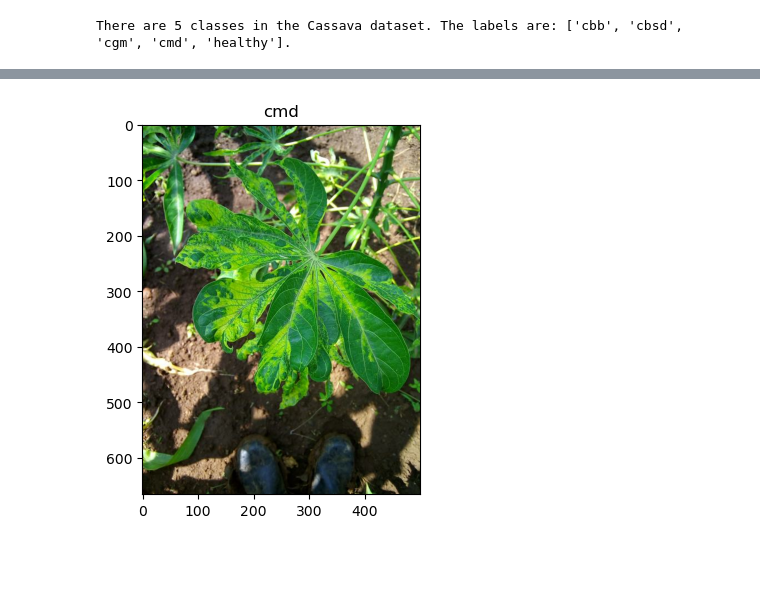
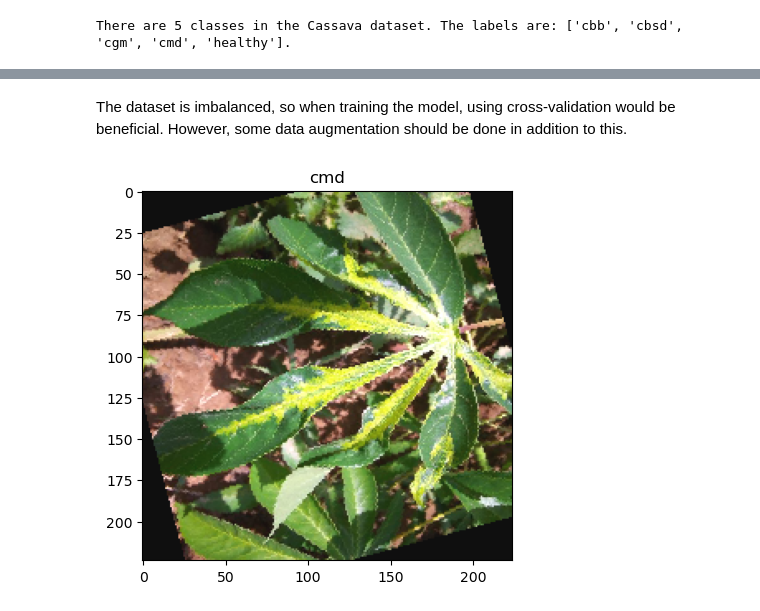
Before and after one commit to lammypi/Data-Science-Explorations, a Jupyter notebook: cassava-classification-tf.ipynb, the cells around one changed output, grey strips where cells are left out. Drawn from its saved outputs; the diff is of its cells as text; code cells hidden in the pictures; blank space fills up the shorter version.

```diff
--- a/cassava-classification-tf.ipynb
+++ b/cassava-classification-tf.ipynb
@@ -65,12 +112,39 @@ There are 5 classes in the Cassava dataset. The labels are: ['cbb', 'cbsd', 'cgm
+# %% [markdown]
+The dataset is imbalanced, so when training the model, using cross-validation would be beneficial. However, some data augmentation should be done in addition to this.
+# %%
+# Batch size
+batch = 32
+
+# Image size
+img_size = 224
+
+# Normalize function
+def normalize(image, label):
+    image = tf.cast(image, tf.float32)
+    image = tf.image.resize(image, [img_size, img_size])
+    # Normalize
+    image = (image / 255.0)
+    return image, label
+# %%
+# Calculate rotation angles
+angle_vals = np.array([5.0, 15.0, 25.0, 45.0, 120.0, 165.0, 250.0]) # Base angles
+
+# Augmentation
+def augmenter(image, label):
+    # Normalize - call this first
+    image, label = normalize(image, label)
+    # Rotate
+    rotation = (np.random.choice(angle_vals) * np.pi / 180.0).astype(np.float32)
+    image = tfa.image.rotate(image, angles = rotation, interpolation = "NEAREST")
+    # Brightness
+    image = tf.image.random_brightness(image, 0.5)
+    # Return image and label
+    return image, label
 # %%
-# Convert numbers into labels
-get_label_name = metadata.features['label'].int2str
-
-# Show an image
-for image,label in train.take(1):
-    # Plot the image
-    plt.imshow(image)
-    # Set the label as the title
-    plt.title(get_label_name(label))
+# Show an example of an augmented image
+for image, label in train.take(1):
+    img, lbl = augmenter(image, label)
+    plt.imshow(img)
+    plt.title(get_label_name(lbl))
 # %% [output]
-[figure, old version]
+[figure, new version]
```
Also changed, not shown: parts of 5 cells of this notebook.
